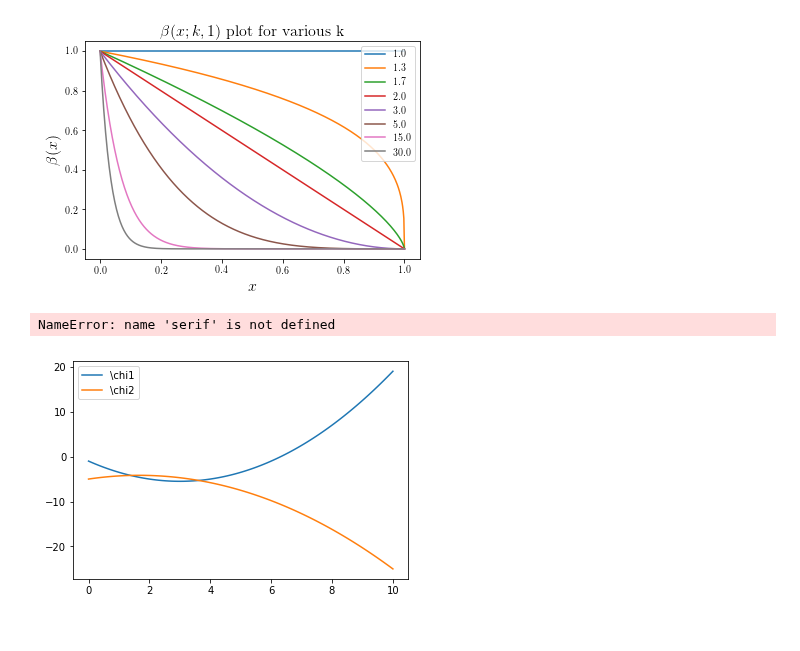
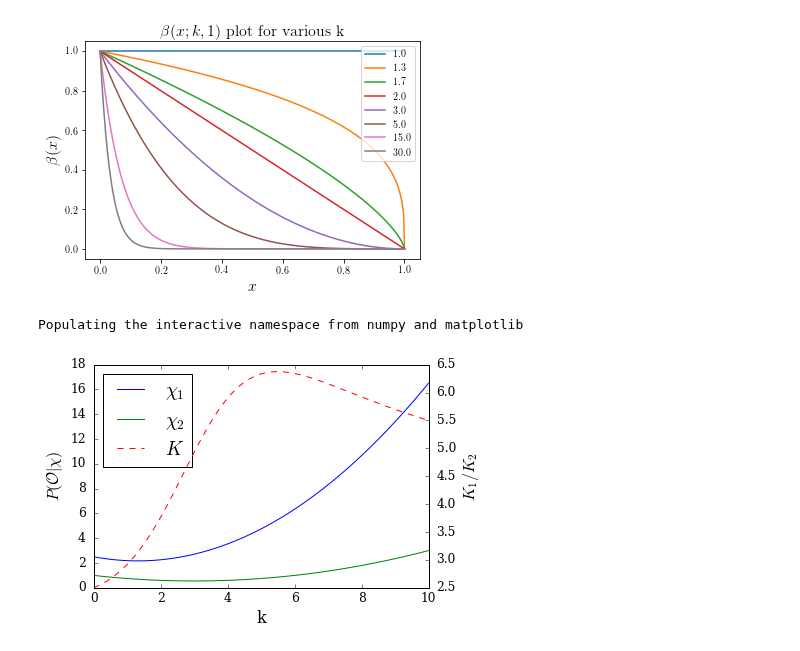
Before and after one commit to oliverphilcox/ChempyMulti, a Jupyter notebook: Beta Function.ipynb, the cells around one changed output. Drawn from its saved outputs; the diff is of its cells as text; code cells hidden in the pictures.

```diff
--- a/Beta Function.ipynb
+++ b/Beta Function.ipynb
@@ -17,14 +17,33 @@ plt.title(r'$\beta(x; k, 1)$ plot for various k',fontsize=16)
 plt.savefig('Presentation/beta.pdf',dpi=300)
 # %% [output]
 [figure]
-# %%
-x = np.linspace(0,10,100)
-y = 0.5*x**2-3*x-1
-y2 = -0.3*x**2+x-5
-plt.plot(x,y,label=r'\chi1')
-plt.plot(x,y2,label=r'\chi2')
-plt.legend()
-plt.rc(usetex = True, fontfamily=serif)
-# %% [output]
-NameError: name 'serif' is not defined
-[figure, removed]
+# %%
+%pylab inline
+x = np.linspace(0,10,100)
+y = 0.19*x**2-0.5*x+2.5
+y2 = 0.05*x**2-0.3*x+1
+text_size=16
+fig = plt.figure()
+plt.clf()
+plt.rc('font', family='serif',size = text_size)
+plt.rc('xtick', labelsize=text_size/1.3)
+plt.rc('ytick', labelsize=text_size/1.3)
+plt.rc('axes', labelsize=text_size, lw=1.)
+plt.rc('lines', linewidth = 1.)
+plt.rcParams['ytick.major.pad']='8'
+plt.rcParams['text.latex.preamble']=[r"\usepackage{libertine}"]
+ax1=fig.add_subplot(111)
+l1 = ax1.plot(x,y,label=r'$(\chi_1)$')
+l2 = ax1.plot(x,y2,label=r'$\chi_2$')
+ax2 = ax1.twinx()
+l3 = ax2.plot(x,y/y2,label=r'$K$',c='r',ls='--')
+lns = l1 + l2 + l3
+labs = [l.get_label() for l in lns]
+ax1.legend(lns, labs, loc=0)
+ax2.set_ylabel(r'$K_1/K_2$')
+ax1.set_ylabel(r'$P(\mathcal{O}|\chi)$')
+ax1.set_xlabel('k')
+savefig('Kplot.pdf',dpi=300,bbox_inches='tight')
+# %% [output]
+Populating the interactive namespace from numpy and matplotlib
+[figure, added]
```
Also changed, not shown: parts of 1 cell of this notebook, 5 other files.
